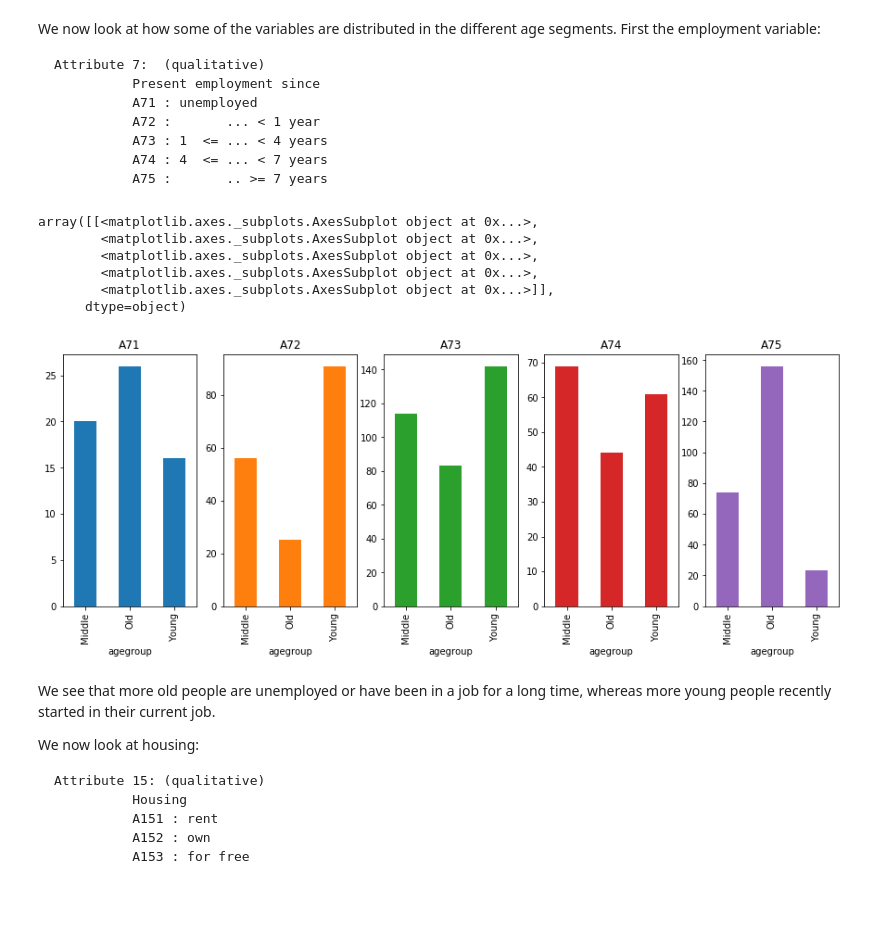
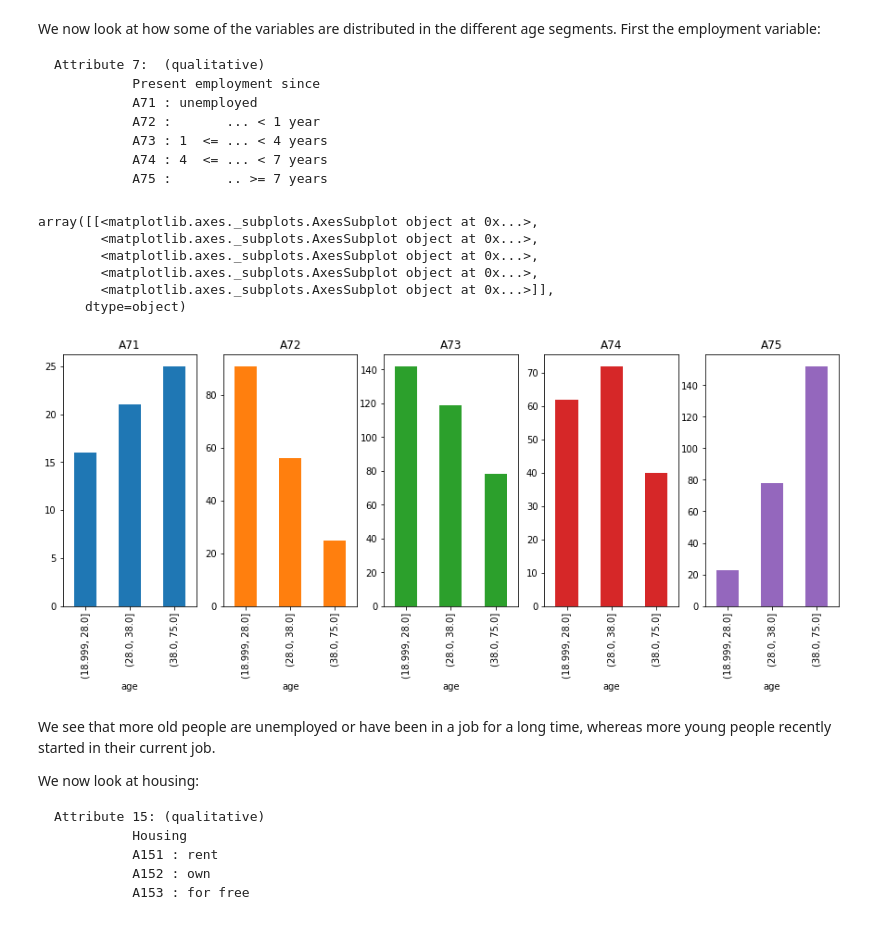
Before and after one commit to bjornite/IN-STK9000, a Jupyter notebook: Project 1/Part 3 charts Bjorn.ipynb, the cells around one changed output. Drawn from its saved outputs; the diff is of its cells as text; code cells hidden in the pictures.

````diff
--- a/Project 1/Part 3 charts Bjorn.ipynb
+++ b/Project 1/Part 3 charts Bjorn.ipynb
@@ -22,11 +27,3 @@ Text(0.5,1,'Distribution of age')
 [figure]
 # %% [markdown]
 We split the data into three groups by age:
-# %%
-df.sort_values("age", inplace=True)
-
-df = df.assign(agegroup = [""]*len(df))
-split = int(len(df)/3)
-df["agegroup"].iloc[:split] = "Young"
-df["agegroup"].iloc[split:2*split] = "Middle"
-df["agegroup"].iloc[2*split:] = "Old"
@@ -53,19 +60,19 @@ Attribute 7:  (qualitative)
 	      A75 :       .. >= 7 years
 ```
 # %%
-df.groupby('agegroup')\
+df.groupby(pd.qcut(df["age"], 3))\
     .employment.value_counts()\
     .sort_index()\
     .unstack()\
     .plot.bar(subplots=True,layout=(1,5),figsize=(15,5),legend=None)
 # %% [output]
 array([[<matplotlib.axes._subplots.AxesSubplot object at 0x...>,
         <matplotlib.axes._subplots.AxesSubplot object at 0x...>,
         <matplotlib.axes._subplots.AxesSubplot object at 0x...>,
         <matplotlib.axes._subplots.AxesSubplot object at 0x...>,
         <matplotlib.axes._subplots.AxesSubplot object at 0x...>]],
       dtype=object)
-[figure, old version]
+[figure, new version]
 # %% [markdown]
 We see that more old people are unemployed or have been in a job for a long time, whereas more young people recently started in their current job.
 
````
Also changed, not shown: parts of 17 cells of this notebook, 6 other files.
